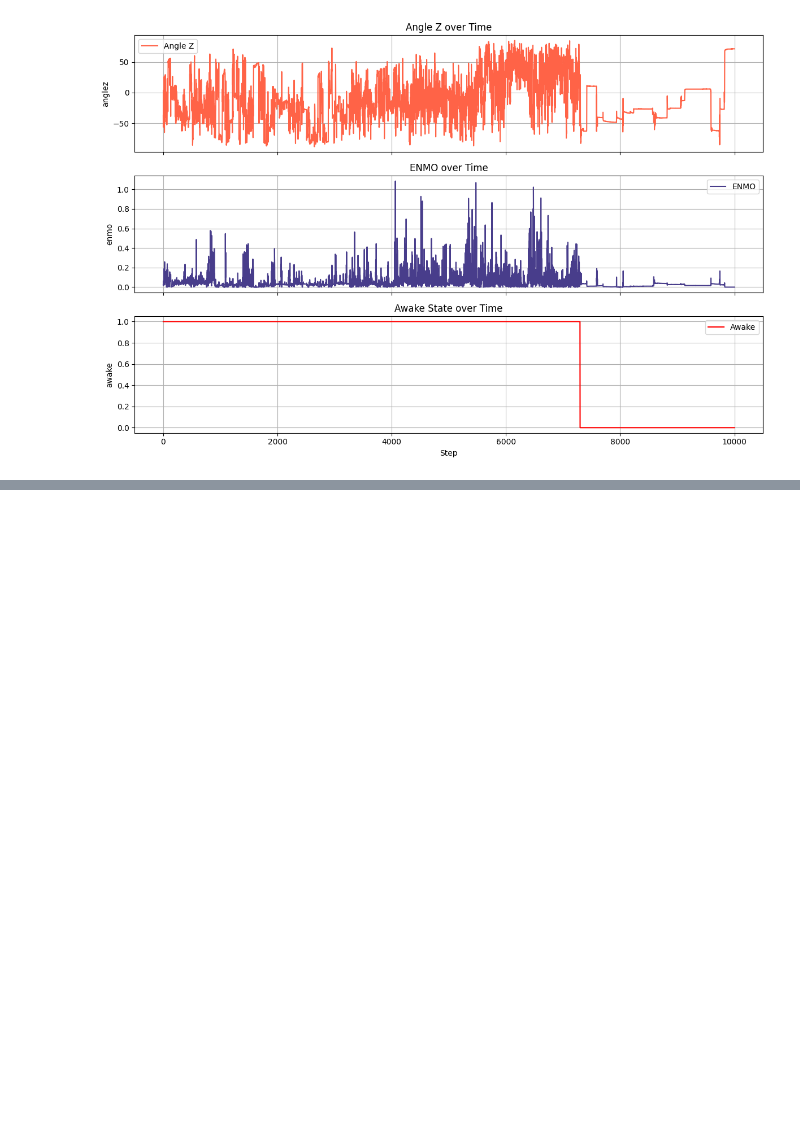
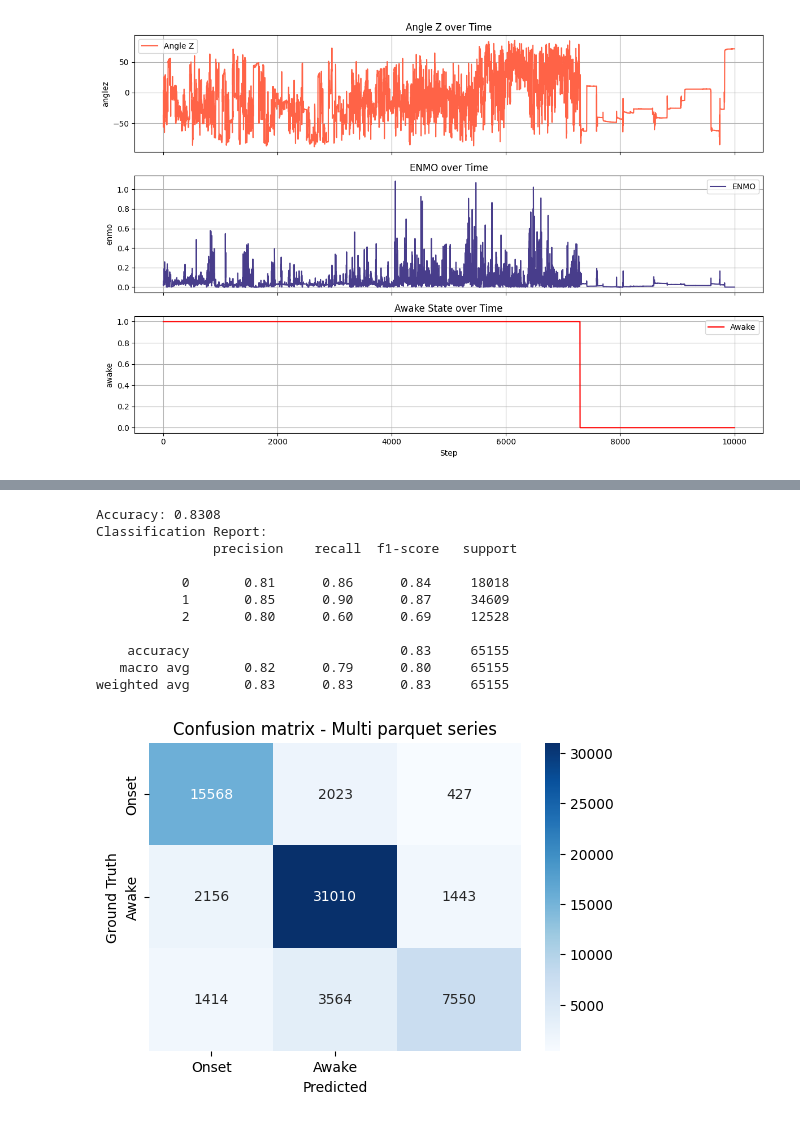
Before and after one commit to LeaMyl/Project_Sleep_States, a Jupyter notebook: SimpleDataset.ipynb, the cells around one changed output, grey strips where cells are left out. Drawn from its saved outputs; the diff is of its cells as text; code cells hidden in the pictures; blank space fills up the shorter version.

```diff
--- a/Zzz_read.ipynb
+++ b/SimpleDataset.ipynb
@@ -306,0 +324,9 @@ weighted avg       0.91      0.91      0.91     52659
+# %%
+train_multi_series = train_multi_series.drop(columns=['timestamp'])
+# %%
+X_multi, y_multi = extract_features(train_multi_series, sequence_length=50)
+# %%
+X_train_multi, X_test_multi, y_train_multi, y_test_multi = train_test_split(X_multi, y_multi, test_size=0.2, random_state=42)
+# %%
+model_multi = lgb.LGBMClassifier()
+model_multi.fit(X_train_multi, y_train_multi)
@@ -306,0 +342,38 @@ weighted avg       0.91      0.91      0.91     52659
+# %%
+from sklearn.metrics import accuracy_score, classification_report, confusion_matrix
+import seaborn as sns
+import matplotlib.pyplot as plt
+
+# Predicciones en el conjunto de test
+y_pred_multi = model_multi.predict(X_test_multi)
+
+# 1. Precisión (accuracy)
+accuracy = accuracy_score(y_test_multi, y_pred_multi)
+print(f"Accuracy: {accuracy:.4f}")
+
+# 2. Reporte de clasificación (Precision, Recall, F1)
+print("Classification Report:\n", classification_report(y_test_multi, y_pred_multi))
+
+# 3. Matriz de confusión
+conf_matrix = confusion_matrix(y_test_multi, y_pred_multi)
+
+# 4. Visualizar la matriz de confusión
+plt.figure(figsize=(6,4))
+sns.heatmap(conf_matrix, annot=True, fmt='d', cmap='Blues', xticklabels=["Onset", "Awake"], yticklabels=["Onset", "Awake"])
+plt.xlabel("Predicted")
+plt.ylabel("Ground Truth")
+plt.title("Confusion matrix - Multi parquet series")
+plt.show()
+# %% [output]
+Accuracy: 0.8308
+Classification Report:
+               precision    recall  f1-score   support
+
+           0       0.81      0.86      0.84     18018
+           1       0.85      0.90      0.87     34609
+           2       0.80      0.60      0.69     12528
+
+    accuracy                           0.83     65155
+   macro avg       0.82      0.79      0.80     65155
+weighted avg       0.83      0.83      0.83     65155
+[figure, added]
```
Also changed, not shown: parts of 19 cells of this notebook, 1 other file.
